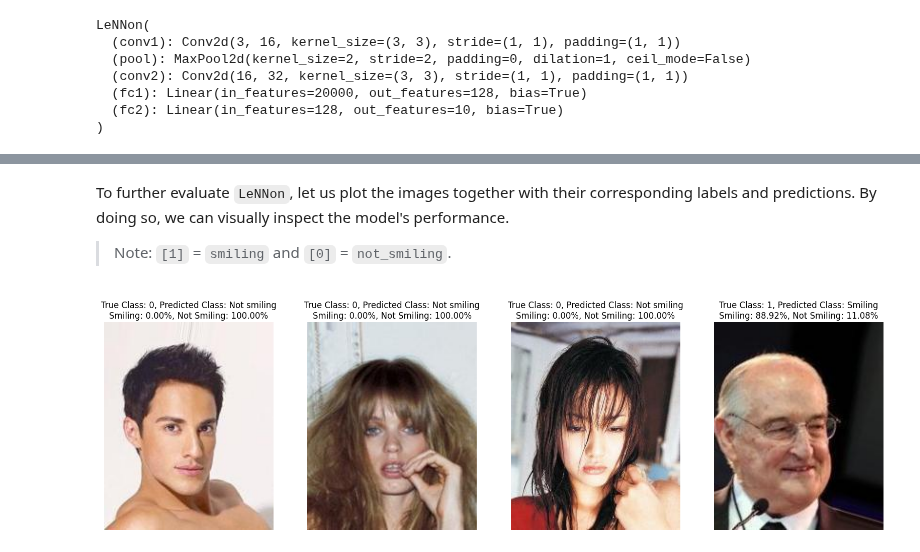
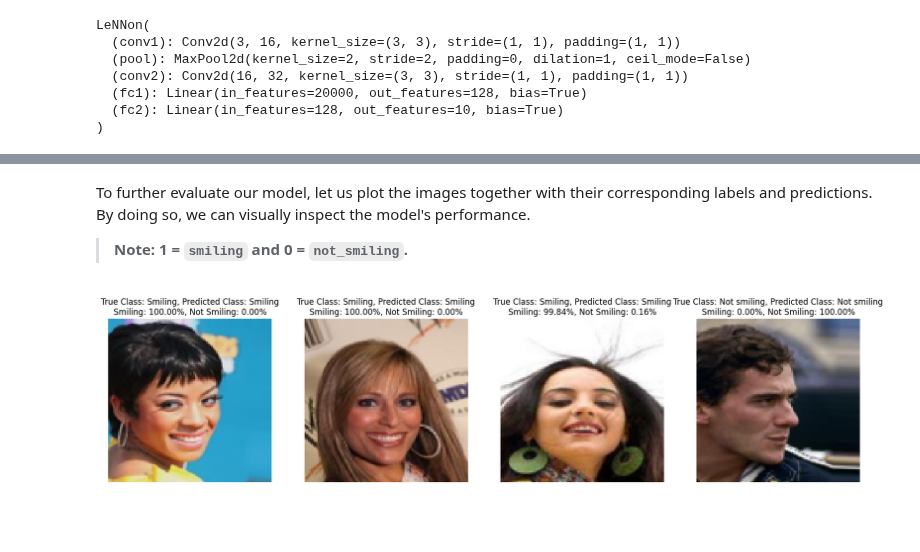
Before and after one commit to Nkluge-correa/TeenyTinyCastle, a Jupyter notebook: ML Fairness/fair_metrics_celeba.ipynb, the cells around one changed output, grey strips where cells are left out. Cells and saved outputs as stored; diff of their text form; code cells hidden in the pictures; blank space fills up the shorter version.

```diff
--- a/ML Fairness/fair_metrics_celeba.ipynb
+++ b/ML Fairness/fair_metrics_celeba.ipynb
@@ -89,13 +133,8 @@ Now we need to split our dataset to train, validate, and verify the performance
 # %%
 from sklearn.model_selection import train_test_split
 
-
 # Split the data into train and test sets
-train_df, test_df = train_test_split(df, test_size=0.1, random_state=42, stratify=df['Smiling'])
+train_df, test_df = train_test_split(dataset_df, test_size=0.1, random_state=42, stratify=dataset_df['labels'])
 
 # Split the train set into train and validation sets
-train_df, val_df = train_test_split(train_df, test_size=0.1, random_state=42, stratify=train_df['Smiling'])
-
-print('Train size:', len(train_df))
-print('Validation size:', len(val_df))
-print('Test size:', len(test_df))
+train_df, val_df = train_test_split(train_df, test_size=0.1, random_state=42, stratify=train_df['labels'])
@@ -207,7 +217,7 @@ import torch.nn as nn
 class LeNNon(nn.Module):
     def __init__(self):
         """ Define a CNN architecture used for image classification.
-            This class defines the LeNNy architecture as a PyTorch module
+            This class defines the LeNNon architecture as a PyTorch module
         """
         super(LeNNon, self).__init__()
         self.conv1 = nn.Conv2d(3, 16, kernel_size=3, stride=1, padding=1)
@@ -260,6 +272,6 @@ Below, we will create data loader objects (`torch.utils.data.DataLoader`). In Py
 batch_size = 256
 
 trainLoader = torch.utils.data.DataLoader(train_data,batch_size=batch_size, shuffle=True)
-testLoader  = torch.utils.data.DataLoader(test_data, batch_size=batch_size, shuffle=True)
-valLoader  = torch.utils.data.DataLoader(val_data, batch_size=batch_size, shuffle=True)
+testLoader  = torch.utils.data.DataLoader(test_data, batch_size=batch_size, shuffle=False)
+valLoader  = torch.utils.data.DataLoader(val_data, batch_size=batch_size, shuffle=False)
 # %% [markdown]
@@ -380,6 +356,12 @@ LeNNon(
 # %%
 from sklearn.metrics import confusion_matrix
 import plotly.express as px
+
+# If you cloned the model from the Hub and skipped training
+# use `./LeNNon-Smile-Detector/LeNNon-Smile-Detector.pt` as your path
+model = torch.load('./LeNNon-Smile-Detector.pt')
+model = model.to(device)
+model.eval()
 
 correct = 0
 total = 0
@@ -387,8 +369,10 @@ predicted_labels = []
 true_labels = []
 
 with torch.no_grad():
-    for data in testLoader:
+    for data in tqdm(testLoader, total=len(testLoader)):
         images, labels = data
+        # if you are not using GPU, you can remove this next line
+        images, labels = images.cuda(), labels.cuda()
         outputs = model(images)
         _, predicted = torch.max(outputs.data, 1)
         total += labels.size(0)
@@ -396,12 +380,9 @@ with torch.no_grad():
         predicted_labels.extend(predicted.tolist())
         true_labels.extend(labels.tolist())
 
-print('Accuracy on the test images: %d %%' % (100 * correct / total))
+print('\nAccuracy on the test images: %d %%' % (100 * correct / total))
 
-# Calculate the confusion matrix
-
-# Put the model into cuda
-model = model.to(device)
+# Create the confusion matrix
 matrix_test = confusion_matrix(true_labels, predicted_labels)
 
 fig = px.imshow(matrix_test,
@@ -420,7 +404,7 @@ fig.show()
 # %% [markdown]
-To further evaluate `LeNNon`, let us plot the images together with their corresponding labels and predictions. By doing so, we can visually inspect the model's performance.
+To further evaluate our model, let us plot the images together with their corresponding labels and predictions. By doing so, we can visually inspect the model's performance.
 
-> Note: `[1]` = `smiling` and `[0]` = `not_smiling`.
+> **Note: 1 = `smiling` and 0 = `not_smiling`.**
 # %%
 import random
 import matplotlib.pyplot as plt
@@ -432,34 +416,36 @@ plt.figure(figsize=(20, 20))
 
 for i, idx in enumerate(subset_indices):
     # Load and preprocess the image
-    image_path = f"{IMG_PATH}/{test_df.iloc[idx]['image_id']}"
+    image_path = test_df['image_path'].iloc[idx]
     image = Image.open(image_path)
     tensor = transform(image).unsqueeze(0)
+    # if you are not using GPU, you can remove this next line
+    tensor = tensor.cuda()
 
     # Make a prediction
     with torch.no_grad():
         output = model(tensor)
 
     # Apply softmax to get probabilities
     probabilities = torch.softmax(output, dim=1)
     percent_smiling = probabilities[0][1].item() * 100
     percent_not_smiling = probabilities[0][0].item() * 100
 
     # Extract the predicted class
     _, predicted = torch.max(output.data, 1)
 
     # Plot the samples
     plt.subplot(1, 4, i + 1)
     plt.imshow(image)
     plt.axis('off')
     plt.title('True Class: {}, Predicted Class: {}\nSmiling: {:.2f}%, Not Smiling: {:.2f}%'.format(
-        test_df.iloc[idx]['Smiling'],
+        'Smiling' if test_df.iloc[idx]['labels'] == 1 else 'Not smiling',
         'Smiling' if predicted.item() == 1 else 'Not smiling',
         percent_smiling,
         percent_not_smiling
     ))
 
 plt.show()
 # %% [output]
-[figure, old version]
+[figure, new version]
 # %% [markdown]
```
Also changed, not shown: parts of 34 cells of this notebook, 10 other files.
